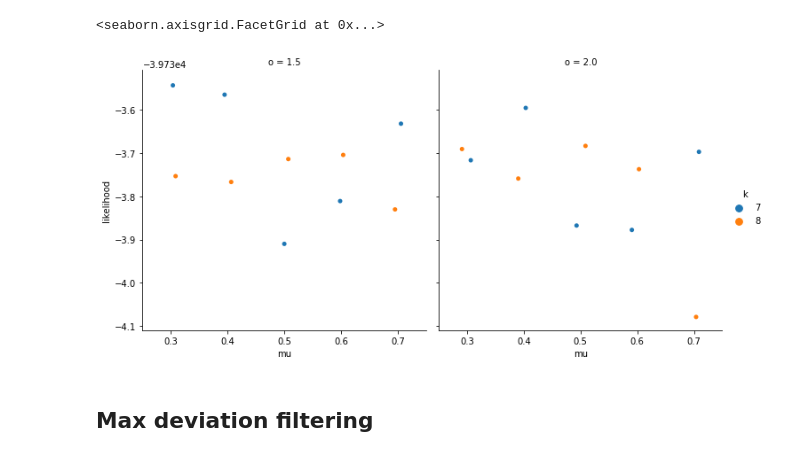
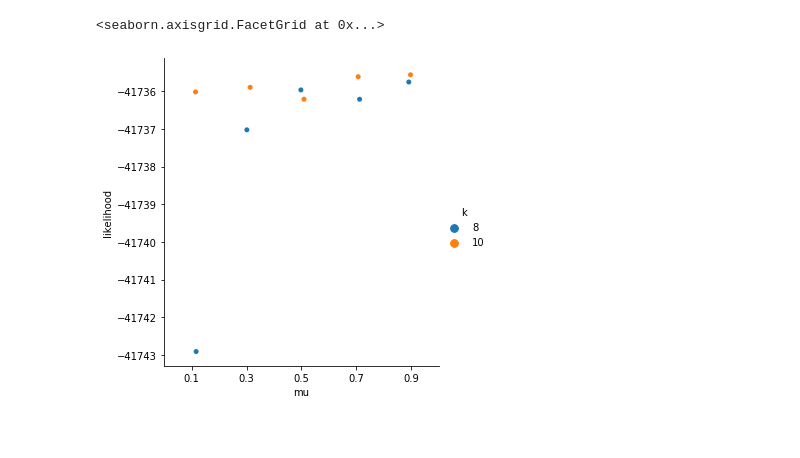
Before and after one commit to phylo42/EPIK, a Jupyter notebook: kmer_filter.ipynb, the cells around one changed output. Saved outputs shown, nothing was run; the diff lists cells and outputs as text; code cells hidden in the pictures; blank space fills up the shorter version.

```diff
--- a/kmer_filter.ipynb
+++ b/kmer_filter.ipynb
@@ -67,0 +219,6 @@ sns.catplot(x="mu", y="likelihood", hue="mu", dodge=True, data=df_rappas)
+# %%
+workdir = "/home/nikolai/dev/datasets/d652/266_pruning/pewo_likelihood_dev"
+filename = f"{workdir}/summary_table_LL_rappas2.csv"
+df_rappas_maxdev = pd.read_csv(filename, sep=";")
+df_rappas_maxdev["software"] = "rappas"
+df_rappas_maxdev.head()
@@ -68,7 +289,5 @@ sns.catplot(x="mu", y="likelihood", hue="mu", dodge=True, data=df_rappas)
 # %%
-sns.catplot(x="mu", y="likelihood", hue="k", col="o", data=df_rappas)
+sns.catplot(x="mu", y="likelihood", hue="k", data=df_rappas_maxdev)
 # %% [output]
 <seaborn.axisgrid.FacetGrid at 0x...>
-[figure, old version]
+[figure, new version]
-# %% [markdown]
-## Max deviation filtering
```
Also changed, not shown: parts of 37 cells of this notebook, 1 other file.
